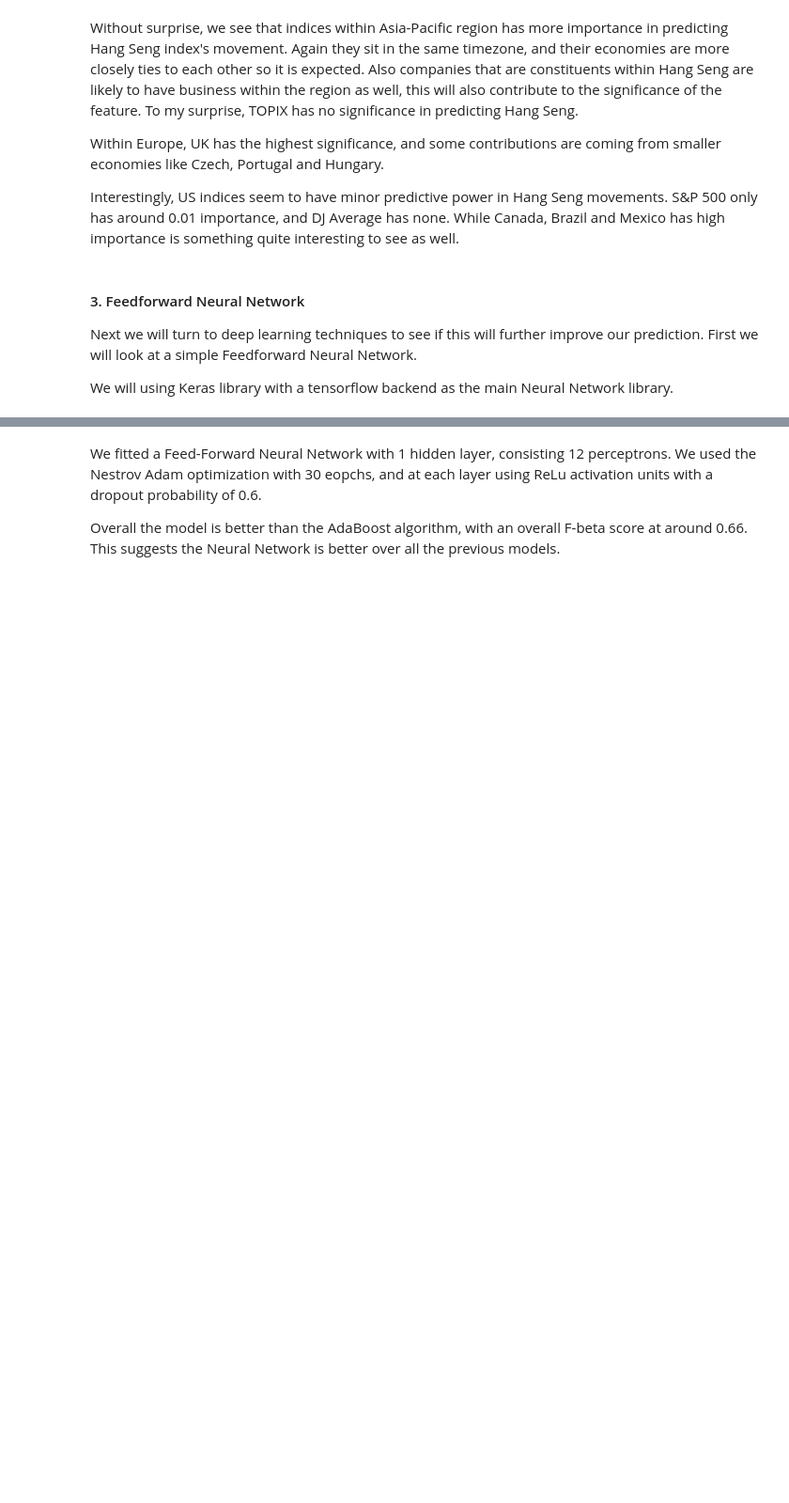
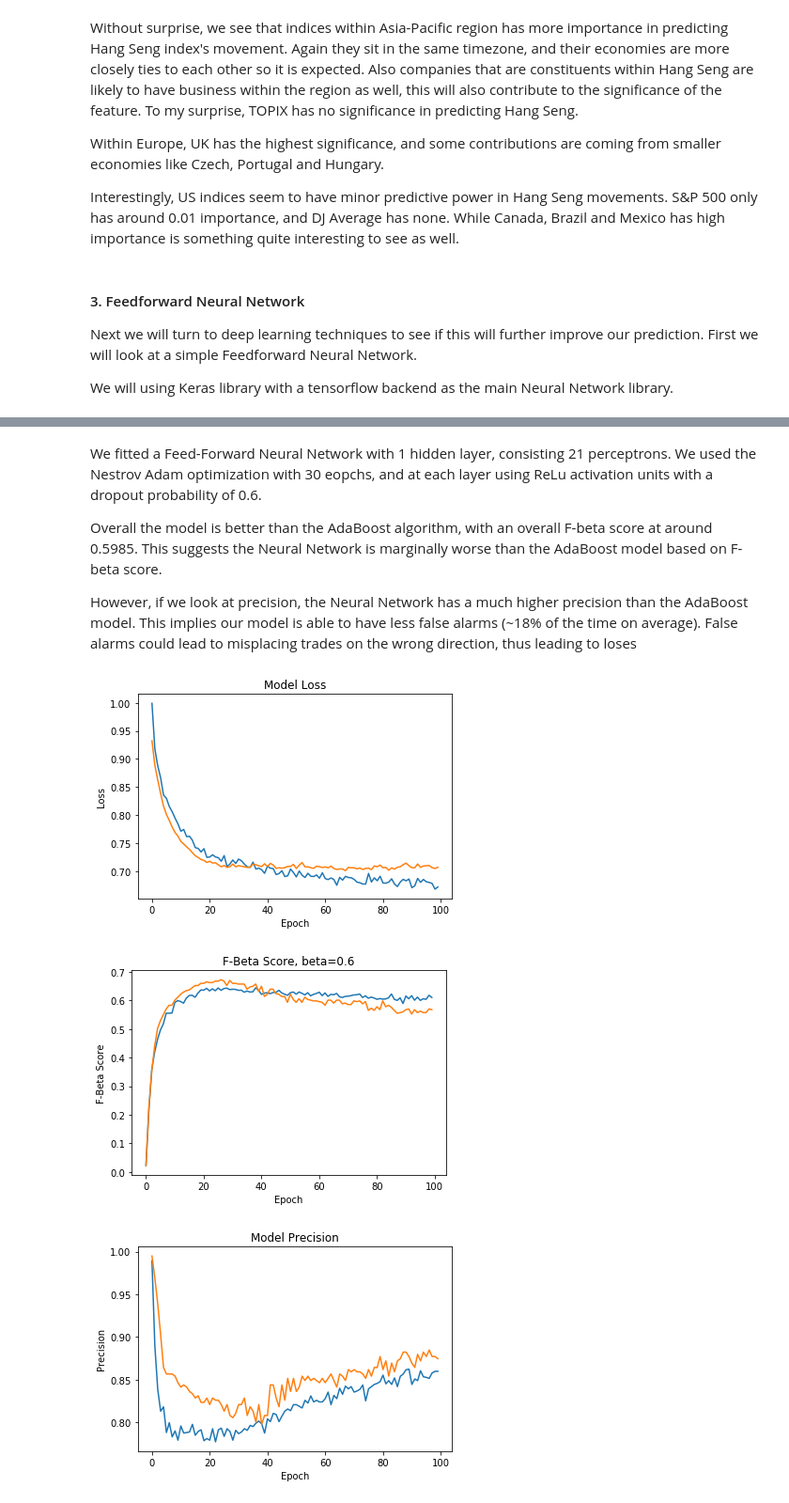
Before and after one commit to yychik/ML-Capstone, a Jupyter notebook: financial_time_series_prediction.ipynb, the cells around one changed output, grey strips where cells are left out. Shown at 94% size. Drawn from its saved outputs; the diff is of its cells as text; code cells hidden in the pictures; blank space fills up the shorter version.

Commit message:
increase epoch and create function to plot metrics

```diff
--- a/financial_time_series_prediction.ipynb
+++ b/financial_time_series_prediction.ipynb
@@ -419,3 +435,32 @@ def fbeta(y_true, y_pred, threshold_shift=0):
+# %%
+def plot_metrics(model):
+
+    #Plotting Loss over Epoch
+    plt.figure(1)
+    plt.plot(nn.history['loss'])
+    plt.plot(nn.history['val_loss'])
+    plt.title('Model Loss')
+    plt.ylabel('Loss')
+    plt.xlabel('Epoch')
+    plt.legend([])
+
+    #Plotting F-beta over Epoch
+    plt.figure(2)
+    plt.plot(nn.history['fbeta'])
+    plt.plot(nn.history['val_fbeta'])
+    plt.title('F-Beta Score, beta=0.6')
+    plt.ylabel('F-Beta Score')
+    plt.xlabel('Epoch')
+
+    #Plotting Precision over Epoch
+    plt.figure(3)
+    plt.plot(nn.history['precision'])
+    plt.plot(nn.history['val_precision'])
+    plt.title('Model Precision')
+    plt.ylabel('Precision')
+    plt.xlabel('Epoch')
+
+    plt.show()
 # %%
 #Setting up the instance
 model = Sequential()
@@ -423,12 +468,8 @@ model = Sequential()
 #Set Neural Network Structure
 #------------------------------------------
 #First layer
-model.add(Dense(12, activation='relu', input_dim=input_dim, use_bias=True))
+model.add(Dense(21, activation='relu', input_dim=input_dim, use_bias=True))
 model.add(Dropout(drop_out))
-
-#Second layer
-#model.add(Dense(8, activation='relu', input_dim=input_dim, use_bias=True))
-#model.add(Dropout(drop_out))
 
 #Output Layer
 model.add(Dense(3, activation='softmax'))
@@ -436,13 +477,13 @@ model.summary()
 #------------------------------------------
 
 #Define Optimizer, using Stochastic Gradient Decent
-adm = optimizers.Nadam(lr=0.00075)
+adm = optimizers.Nadam(lr=0.0003)
 
 #Compile Model
-model.compile(loss='categorical_crossentropy', optimizer=adm, metrics=[fbeta])
+model.compile(loss='categorical_crossentropy', optimizer=adm, metrics=[fbeta, precision])
 
 #Fitting the model
-model.fit(X_train, y_train, epochs = num_epoch, verbose=2, validation_data=(X_test, y_test), shuffle=False, batch_size=1)
+nn = model.fit(X_train, y_train, epochs = num_epoch, verbose=2, validation_data=(X_test, y_test), shuffle=False, batch_size=1)
 
 #Evaluation
 score = model.evaluate(X_test, y_test)
@@ -470,4 +511,12 @@ Epoch 30/30
 # %% [markdown]
-We fitted a Feed-Forward Neural Network with 1 hidden layer, consisting 12 perceptrons. We used the Nestrov Adam optimization with 30 eopchs, and at each layer using ReLu activation units with a dropout probability of 0.6.
+We fitted a Feed-Forward Neural Network with 1 hidden layer, consisting 21 perceptrons. We used the Nestrov Adam optimization with 30 eopchs, and at each layer using ReLu activation units with a dropout probability of 0.6.
 
-Overall the model is better than the AdaBoost algorithm, with an overall F-beta score at around 0.66. This suggests the Neural Network is better over all the previous models.
+Overall the model is better than the AdaBoost algorithm, with an overall F-beta score at around 0.5985. This suggests the Neural Network is marginally worse than the AdaBoost model based on F-beta score.
+
+However, if we look at precision, the Neural Network has a much higher precision than the AdaBoost model. This implies our model is able to have less false alarms (~18% of the time on average). False alarms could lead to misplacing trades on the wrong direction, thus leading to loses
+# %%
+plot_metrics(nn)
+# %% [output]
+[figure, added]
+[figure, added]
+[figure, added]
```
Also changed, not shown: parts of 11 cells of this notebook.
